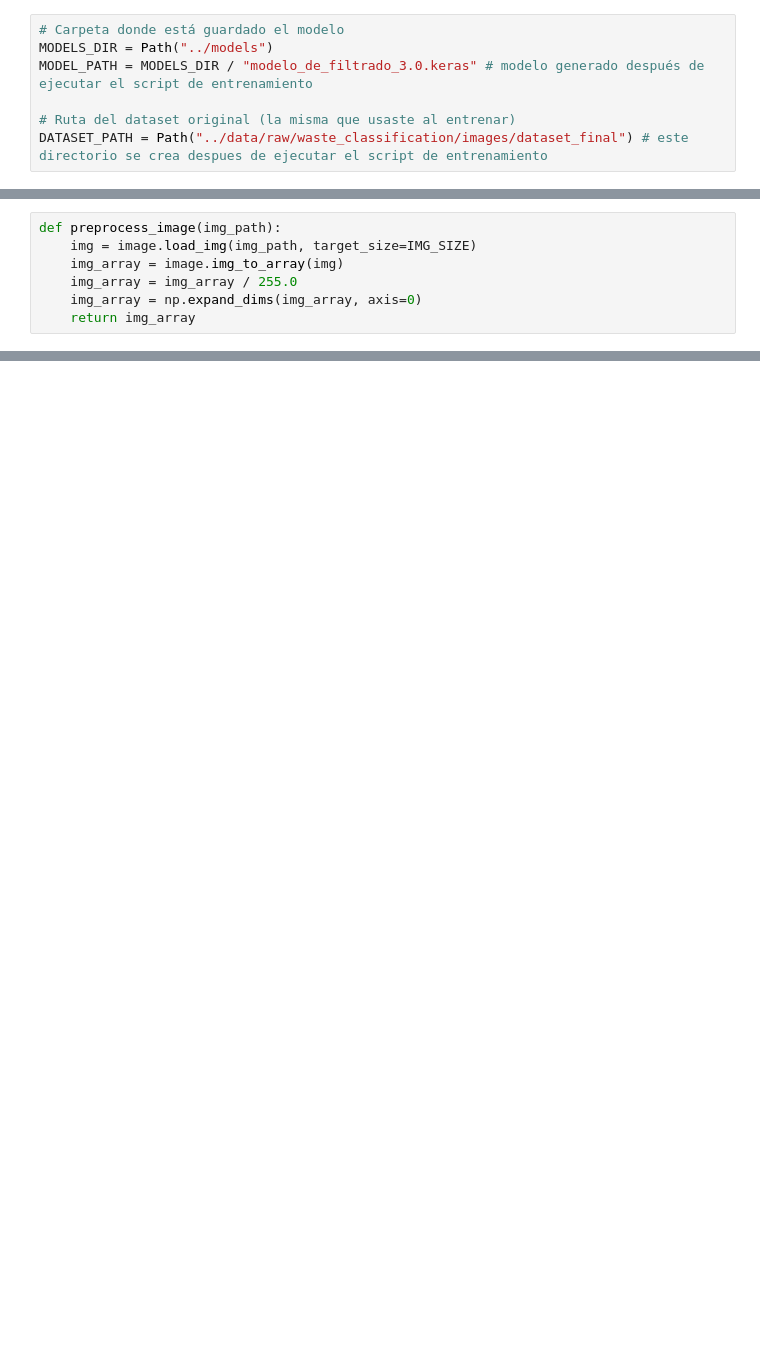
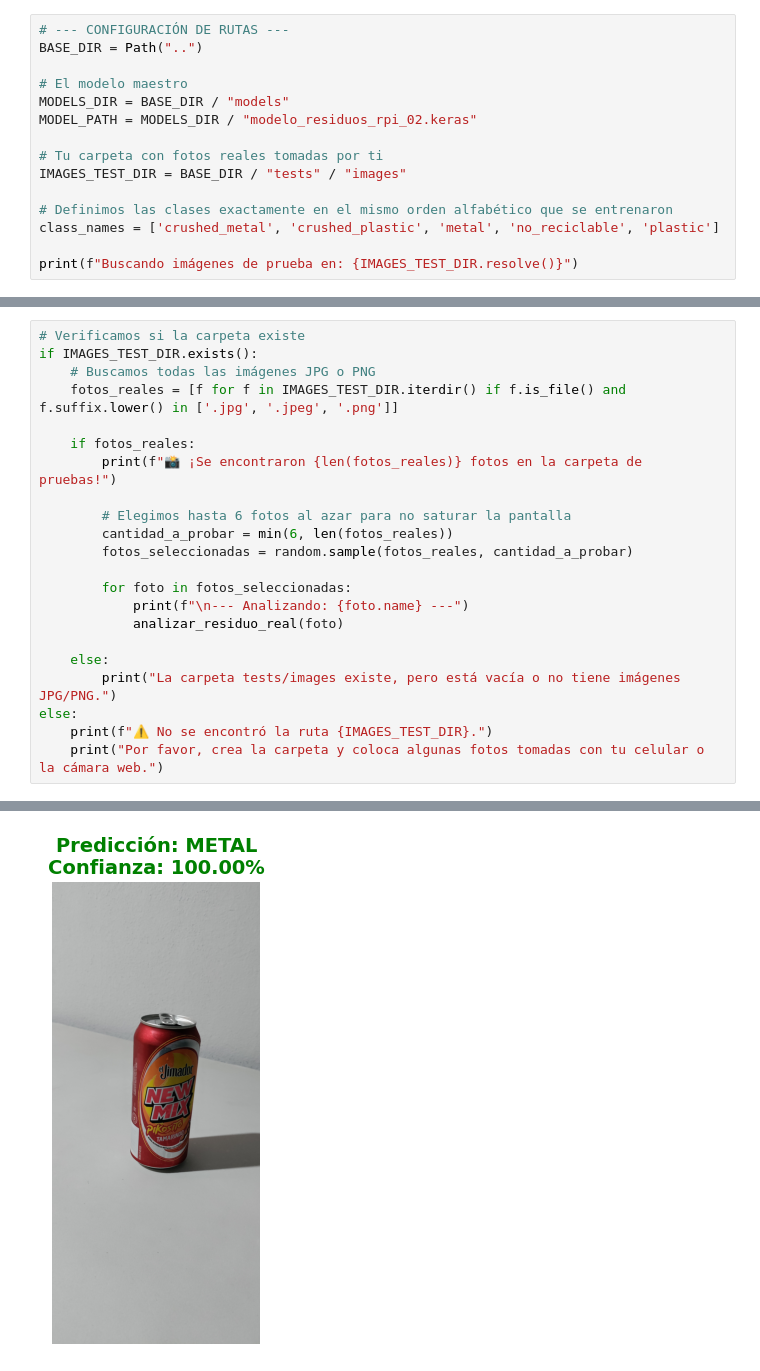
Before and after one commit to LordAguaKate/EntrenamientoIA, a Jupyter notebook: notebooks/uso_modelo_materiales.ipynb, the cells around one changed output, grey strips where cells are left out. Cells and saved outputs as stored; diff of their text form; blank space fills up the shorter version.

```diff
--- a/notebooks/uso_modelo_materiales.ipynb
+++ b/notebooks/uso_modelo_materiales.ipynb
@@ -8,7 +8,15 @@ from pathlib import Path
 # %%
-# Carpeta donde está guardado el modelo
-MODELS_DIR = Path("../models")
-MODEL_PATH = MODELS_DIR / "modelo_de_filtrado_3.0.keras" # modelo generado después de ejecutar el script de entrenamiento
+# --- CONFIGURACIÓN DE RUTAS ---
+BASE_DIR = Path("..")
 
-# Ruta del dataset original (la misma que usaste al entrenar)
-DATASET_PATH = Path("../data/raw/waste_classification/images/dataset_final") # este directorio se crea despues de ejecutar el script de entrenamiento
+# El modelo maestro
+MODELS_DIR = BASE_DIR / "models"
+MODEL_PATH = MODELS_DIR / "modelo_residuos_rpi_02.keras"
+
+# Tu carpeta con fotos reales tomadas por ti
+IMAGES_TEST_DIR = BASE_DIR / "tests" / "images"
+
+# Definimos las clases exactamente en el mismo orden alfabético que se entrenaron
+class_names = ['crushed_metal', 'crushed_plastic', 'metal', 'no_reciclable', 'plastic']
+
+print(f"Buscando imágenes de prueba en: {IMAGES_TEST_DIR.resolve()}")
@@ -47,7 +64,23 @@ Found 5527 images belonging to 4 classes.
 # %%
-def preprocess_image(img_path):
-    img = image.load_img(img_path, target_size=IMG_SIZE)
-    img_array = image.img_to_array(img)
-    img_array = img_array / 255.0
-    img_array = np.expand_dims(img_array, axis=0)
-    return img_array
+# Verificamos si la carpeta existe
+if IMAGES_TEST_DIR.exists():
+    # Buscamos todas las imágenes JPG o PNG
+    fotos_reales = [f for f in IMAGES_TEST_DIR.iterdir() if f.is_file() and f.suffix.lower() in ['.jpg', '.jpeg', '.png']]
+
+    if fotos_reales:
+        print(f"📸 ¡Se encontraron {len(fotos_reales)} fotos en la carpeta de pruebas!")
+
+        # Elegimos hasta 6 fotos al azar para no saturar la pantalla
+        cantidad_a_probar = min(6, len(fotos_reales))
+        fotos_seleccionadas = random.sample(fotos_reales, cantidad_a_probar)
+
+        for foto in fotos_seleccionadas:
+            print(f"\n--- Analizando: {foto.name} ---")
+            analizar_residuo_real(foto)
+
+    else:
+        print("La carpeta tests/images existe, pero está vacía o no tiene imágenes JPG/PNG.")
+else:
+    print(f"⚠️ No se encontró la ruta {IMAGES_TEST_DIR}.")
+    print("Por favor, crea la carpeta y coloca algunas fotos tomadas con tu celular o la cámara web.")
+# %% [output]
@@ -53,0 +90 @@ def preprocess_image(img_path):
+[figure, added]
```
Also changed, not shown: parts of 8 cells of this notebook, 19 other files.
